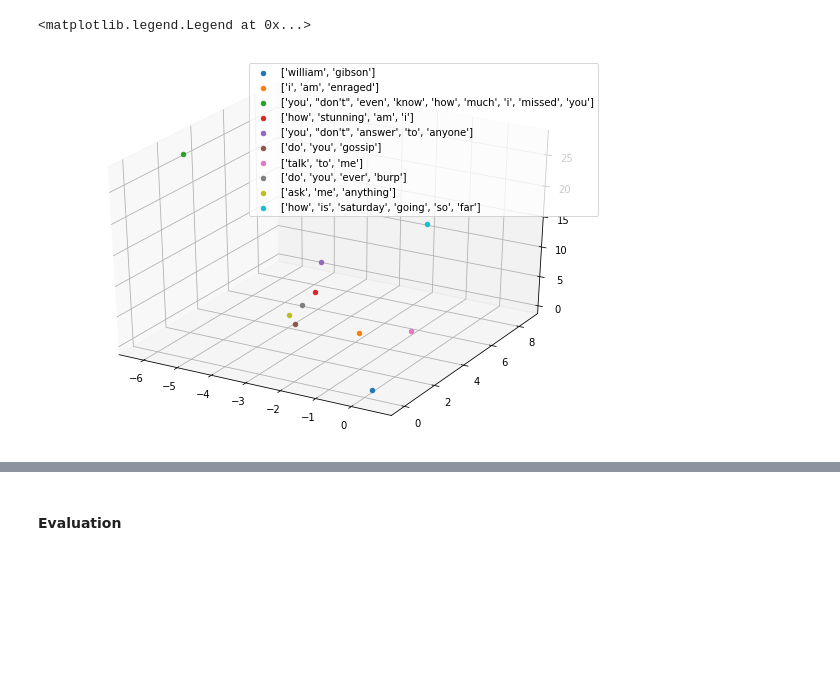
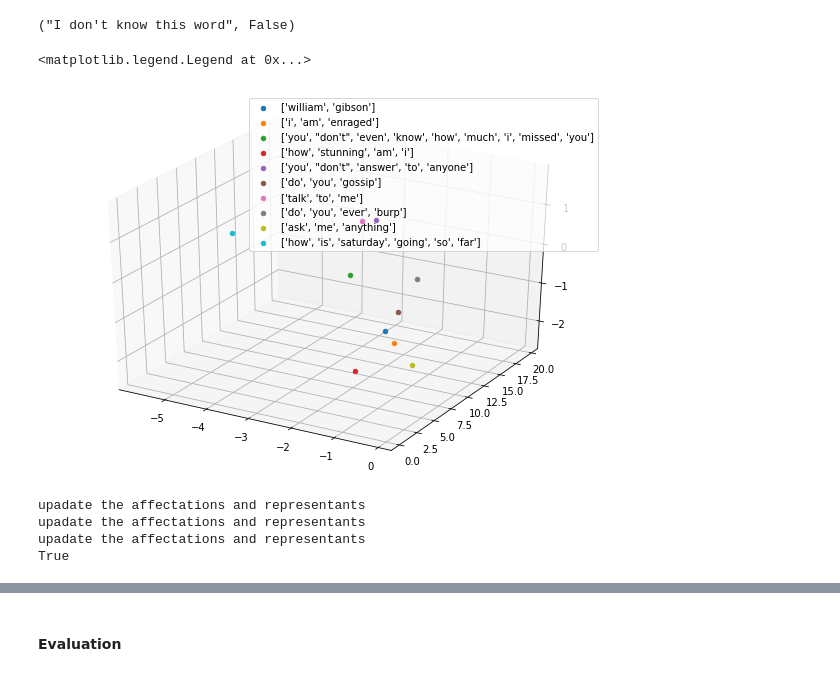
Before and after one commit to xuewenguo0330/Chatbot_IAS, a Jupyter notebook: score.ipynb, the cells around one changed output, grey strips where cells are left out. Saved outputs shown, nothing was run; the diff lists cells and outputs as text; code cells hidden in the pictures; blank space fills up the shorter version.

```diff
--- a/score.ipynb
+++ b/score.ipynb
@@ -50,9 +69,9 @@ data.describe()
 import gensim, logging
 # %%
 window_size=2
-N=len(Q2W)
+#N = Ntrain
 vector_size=3
-tout=Q2W+A2W
+tout=Q2W[0:Ntrain]+A2W[0:Ntrain]  #+ list(string.ascii_lowercase)
 model=gensim.models.Word2Vec(tout,vector_size=vector_size, window=2, min_count=1, workers=4)
 # %%
 from spellchecker import SpellChecker
@@ -74,39 +78,61 @@ def motInconnu(mot):
 # %%
 def UpdateMatrice():
     V=[]
-    for i in range (N):
+    for i in range (Ntrain):
         s=np.zeros(vector_size)
-    for j in range(len(Q2W[i])):
-        motInconnu(Q2W[i][j])
-        wv=np.array(model.wv.get_vector(Q2W[i][j]))
-        s+=wv
-    V.append(list(s))
+        for j in range(len(Q2W[i])):
+            motInconnu(Q2W[i][j])
+            wv=np.array(model.wv.get_vector(Q2W[i][j]))
+            s+=wv
+        V.append(list(s))
     return V
 # %%
 def addW2modele(mot):
     model.build_vocab([[str(mot)]], update=True)
     UpdateMatrice()
+# %%
+def motInconnu(mot):
+    try:
+        model.wv.get_vector(mot.lower())
+    except:
+        spell = SpellChecker()
+        d = enchant.Dict("en_US")
+        mot=str(mot)
+        if d.check(spell.correction(mot)):
+            if mot == spell.correction(mot):
+                addW2modele(mot)
+            else:
+                print("We can't understand this word ",mot,". Do you want to say this word ",'\'',spell.correction(mot),'\'')
+                print("Please enter the correct word ! ")
+                x = str(input())
+                return x,False
+        else :
+            return "I don't know this word",False
+    return mot,True
+
+motInconnu("vjyshkpf")
+# %% [output]
+("I don't know this word", False)
 # %%
 from mpl_toolkits import mplot3d
 import numpy as np
 import matplotlib.pyplot as plt
 V=[]
-for i in range (N):
+for i in range (Ntrain):
     s=np.zeros(vector_size)
     for j in range(len(Q2W[i])):
         motInconnu(Q2W[i][j])
         wv=np.array(model.wv.get_vector(Q2W[i][j]))
         s+=wv
     V.append(list(s))
 fig = plt.figure(figsize = (10, 7))
 ax = plt.axes(projection ="3d")
 for i in range(10):
     ax.scatter3D(V[i][0],V[i][1],V[i][2],label=Q2W[i])
-    #ax.scatter3D(V[i][0],V[i][1],V[i][2])
 plt.legend()
 # %% [output]
 <matplotlib.legend.Legend at 0x...>
-[figure, old version]
+[figure, new version]
 # %%
 def motInconnuKmeans(mot):
     try:
@@ -183,3 +211,33 @@ affectations,representants = classifier(X, K = K)
+# %%
+X = np.array(V)
+K = 10
+affectations,representants = classifier(X, K = K)
+flag = True
+#print(affectations,representants)
+def valide_affectations():
+    for i in range (K):
+        g0 = affectations==i
+        if X[g0].shape[0]==0:
+            return False
+        else:
+            continue
+    return True
+
+
+while (flag):
+    if valide_affectations():
+        break
+
+    else:
+        affectations,representants = classifier(X, K = K)
+        print("upadate the affectations and representants ")
+
+print(valide_affectations())
+# %% [output]
+upadate the affectations and representants
+upadate the affectations and representants
+upadate the affectations and representants
+True
 # %%
 #print(affectations,representants)
 fig = plt.figure(figsize = (10, 7))
```
Also changed, not shown: parts of 37 cells of this notebook, 1 other file.
